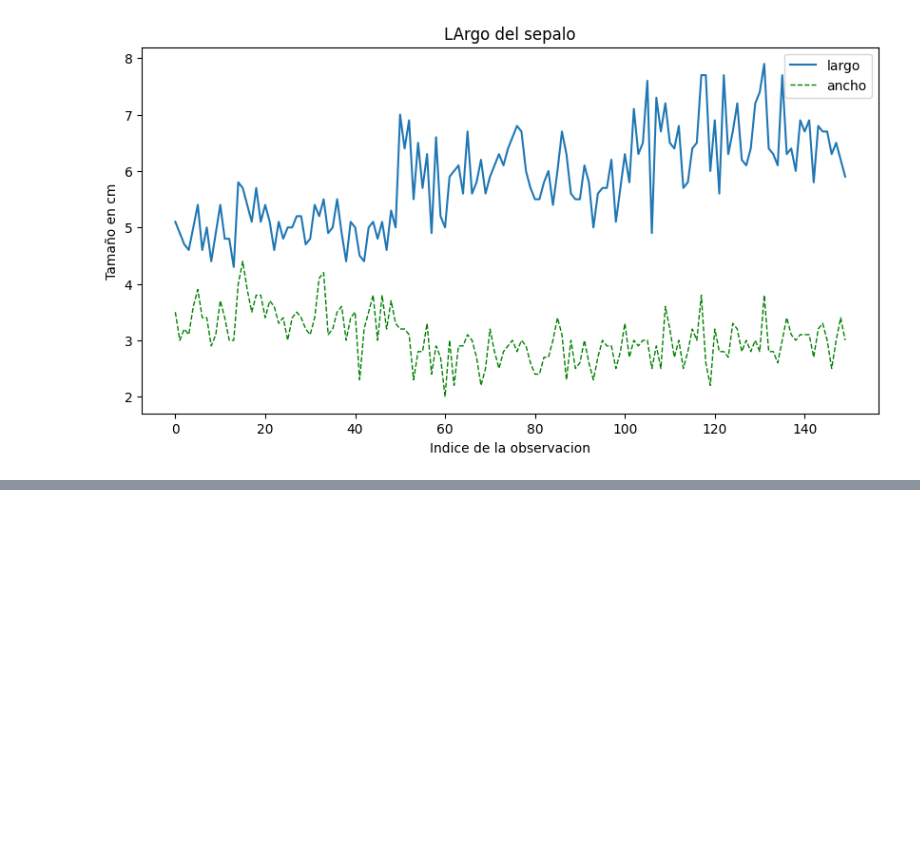
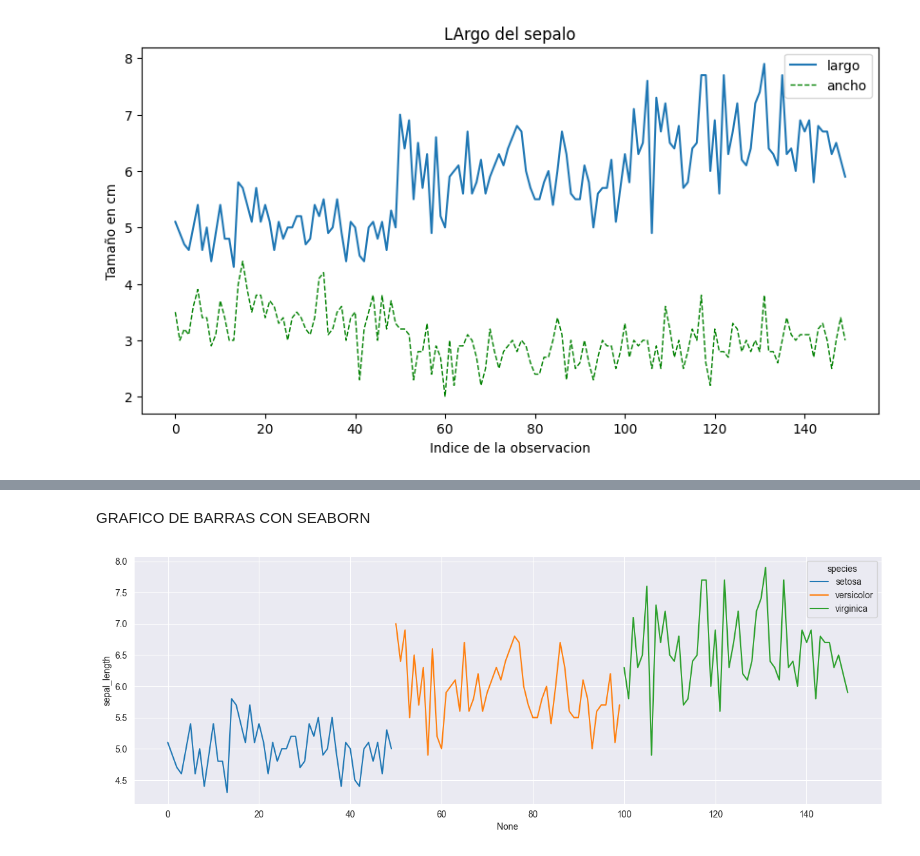
Before and after one commit to charlidev/visualizacion, a Jupyter notebook: visualizacion.ipynb, the cells around one changed output, grey strips where cells are left out. Cells and saved outputs as stored; diff of their text form; code cells hidden in the pictures; blank space fills up the shorter version.

```diff
--- a/visualizacion.ipynb
+++ b/visualizacion.ipynb
@@ -62,0 +135,8 @@ plt.show()
+# %% [markdown]
+GRAFICO DE BARRAS CON SEABORN
+# %%
+sns.set_style("darkgrid")
+plt.figure(figsize=(15,5))
+sns.lineplot(data=df, x=df.index, y="sepal_length", hue="species");
+# %% [output]
+[figure, added]
```
Also changed, not shown: parts of 34 cells of this notebook.
